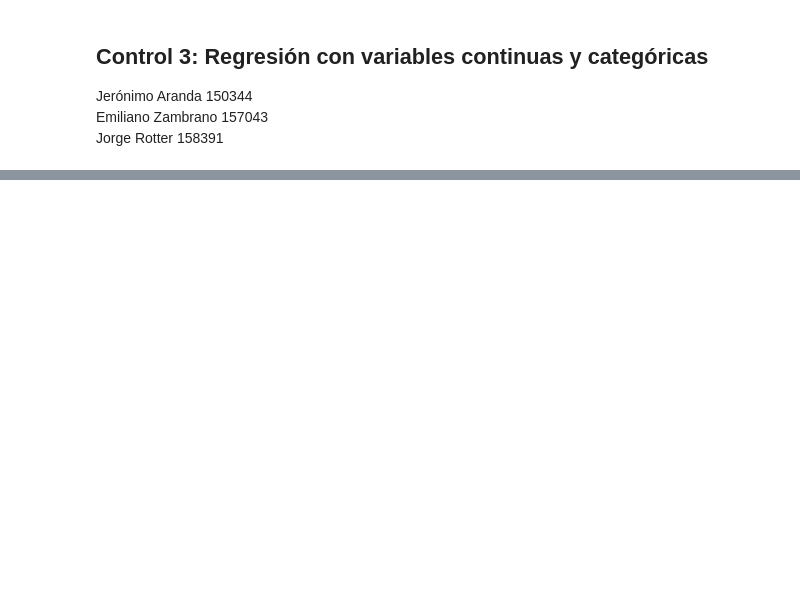
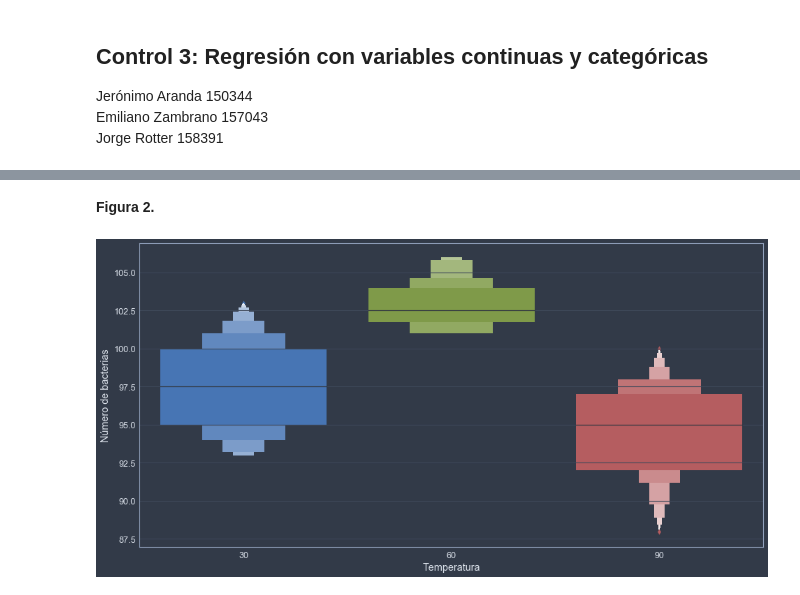
Before and after one commit to jeroaranda/aplicada2, a Jupyter notebook: control3.ipynb, the cells around one changed output, grey strips where cells are left out. Cells and saved outputs as stored; diff of their text form; code cells hidden in the pictures; blank space fills up the shorter version.

```diff
--- a/control3.ipynb
+++ b/control3.ipynb
@@ -43,0 +67,8 @@ Text(0.5,0,'Temperatura')
+# %% [markdown]
+<b>Figura 2.</b>
+# %%
+ax=sns.boxenplot(x='temp', y='n', data=bact)
+ax.set_xlabel('Temperatura')
+ax=ax.set_ylabel('Número de bacterias')
+# %% [output]
+[figure, added]
```
Also changed, not shown: parts of 51 cells of this notebook, 11 other files.
